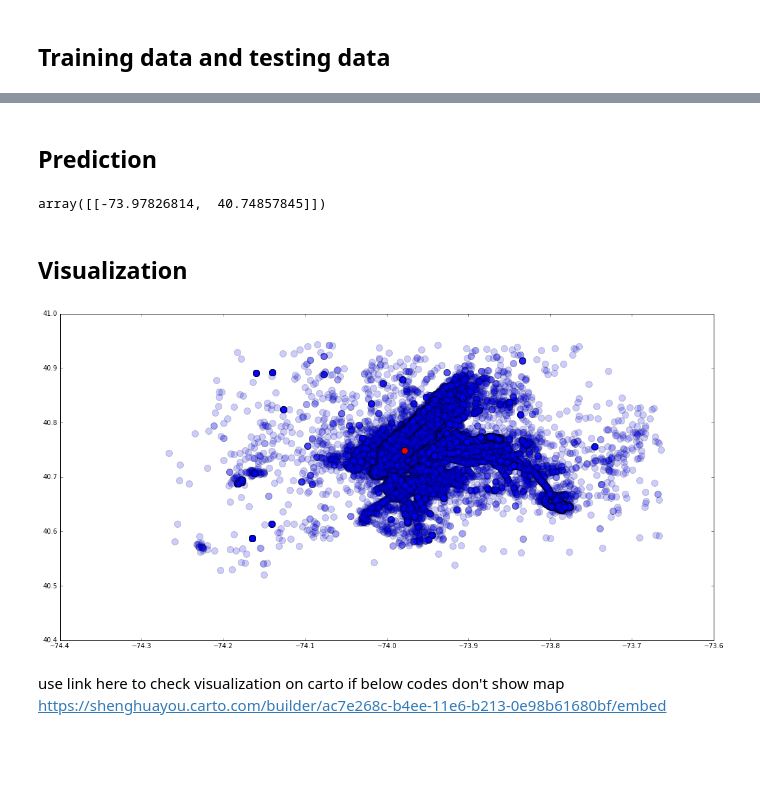
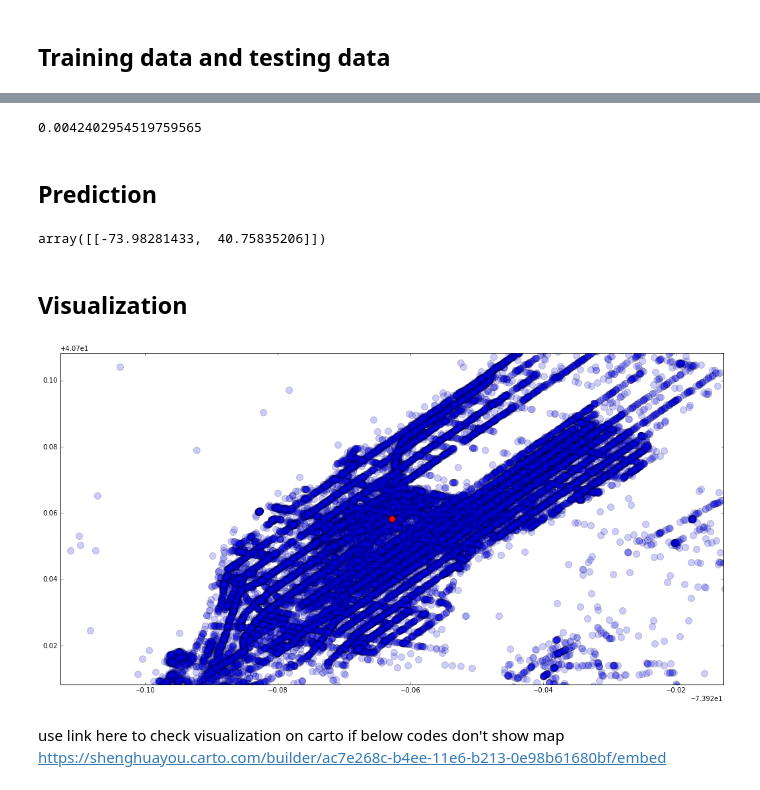
Before and after one commit to stephanlin/nyc-yellow-taxi-prediction, a Jupyter notebook: Best Pick-up Location (Q1).ipynb, the cells around one changed output, grey strips where cells are left out. Saved outputs shown, nothing was run; the diff lists cells and outputs as text; code cells hidden in the pictures; blank space fills up the shorter version.

Commit message:
update visualization, add MSE

```diff
--- a/Best Pick-up Location (Q1).ipynb
+++ b/Best Pick-up Location (Q1).ipynb
@@ -52,6 +52,7 @@ my_montn=1
 df_select=df[(df['weekday']==my_weekday) &
                  (pd.to_datetime(df['pickup_datetime']) < pd.datetime(2013,my_montn+1,1))&
                 (pd.to_datetime(df['pickup_datetime']) > pd.datetime(2013,my_montn,1))]
+df_select=df_select[:50000]
 df_select.head()
 # %% [output]
 |  | pickup_datetime | pickup_longitude | pickup_latitude | weekday |
@@ -65,13 +66,13 @@ df_select.head()
 # %%
 %%time
 #use Kmean to group data by longitude and latitude
-my_cluster=200
+my_cluster=100
 from sklearn.cluster import KMeans
 lon=df_select['pickup_longitude'].values
 lat=df_select['pickup_latitude'].values
 coodinate_array=np.array([[lon[i],lat[i]] for i in range(len(lon))])
 
-kmeans_n = KMeans(n_clusters=my_cluster,  n_init=1)
+kmeans_n = KMeans(n_clusters=my_cluster,  n_init=1, random_state=1000)
 kmeans_n.fit(coodinate_array)
 labels = kmeans_n.labels_
 print(labels)
@@ -138,3 +137,15 @@ print (fit_model_and_score(train_feature, train_response,
+# %%
+#use mean squared error to evaluation model
+from sklearn.metrics import mean_squared_error
+
+MSE_model=Pipeline([('poly', PolynomialFeatures(degree=3)),
+                ('linear', LinearRegression(fit_intercept=False))])
+MSE_model.fit(train_feature, train_response)
+X_MSE=(test_feature)
+y_MSE = MSE_model.predict(X_MSE)
+mean_squared_error(test_response, y_MSE)
+# %% [output]
+0.0042402954519759565
 # %% [markdown]
 ## Prediction
 # %%
@@ -143,26 +154,32 @@ print (fit_model_and_score(train_feature, train_response,
 X=Cluster_size
 y=Cluster_center
 
-model=Pipeline([('poly', PolynomialFeatures(degree=3)),
+prediction_model=Pipeline([('poly', PolynomialFeatures(degree=3)),
                 ('linear', LinearRegression(fit_intercept=False))])
-model.fit(X, y)
+prediction_model.fit(X, y)
 X_predict=(max(Cluster_size))
-y_predict = model.predict(X_predict)
+y_predict = prediction_model.predict(X_predict)
 y_predict
 # %% [output]
-array([[-73.97826814,  40.74857845]])
+array([[-73.98281433,  40.75835206]])
 # %% [markdown]
 ## Visualization
+# %%
+#prepare for visualization
+for data in y_predict:
+    visual_x=data[[0]]
+    visual_y=data[[1]]
 # %%
-#scatter plot all the data for selected weekday and prediction
+#scatter plot all the data for selected weekday and prediction(best location in red)
 x_points=lon
 y_points=lat
 plt.figure(figsize=(18,9))
 plt.scatter(lon,lat,alpha=0.2,s=100)
-plt.scatter(-73.97826814, 40.74857845 ,c='r',s=100)
+plt.scatter(visual_x,visual_y ,c='r',s=100)
+plt.axis([visual_x-0.05,visual_x+0.05,visual_y-0.05,visual_y+0.05])
 plt.show()
 # %% [output]
-[figure, old version]
+[figure, new version]
 # %% [markdown]
 use link here to check visualization on carto if below codes don't show map
 https://shenghuayou.carto.com/builder/ac7e268c-b4ee-11e6-b213-0e98b61680bf/embed
```
Also changed, not shown: parts of 7 cells of this notebook.
